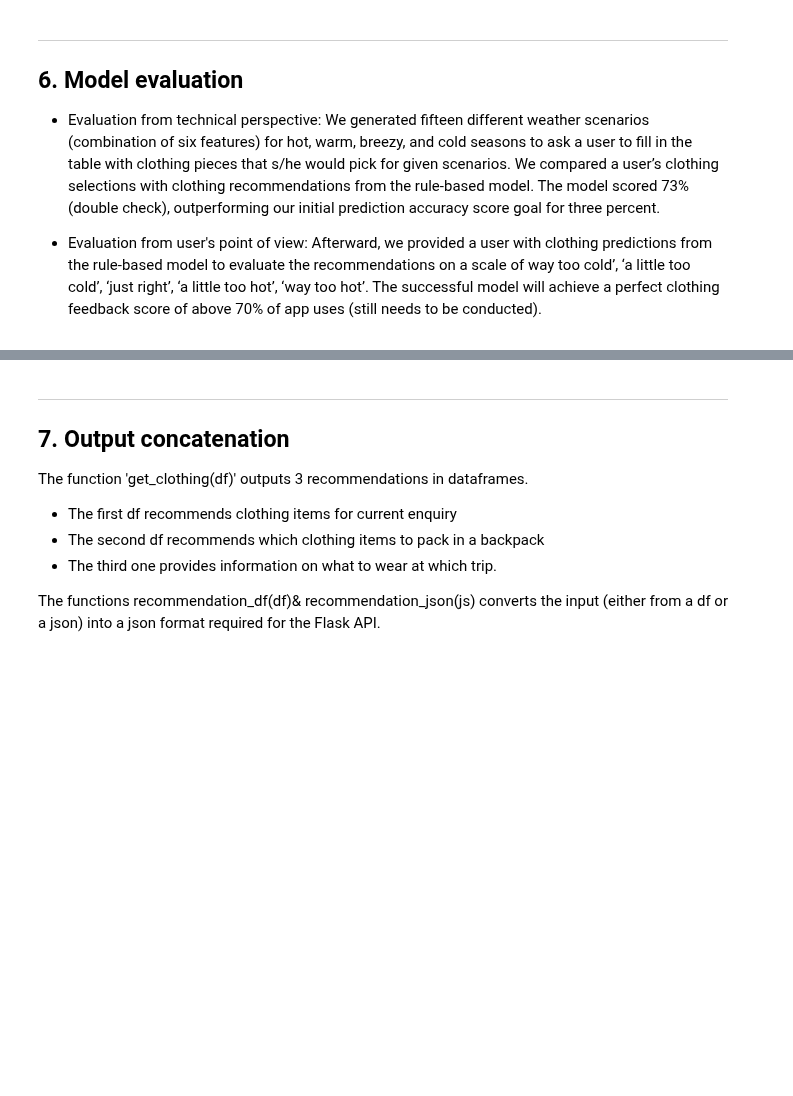
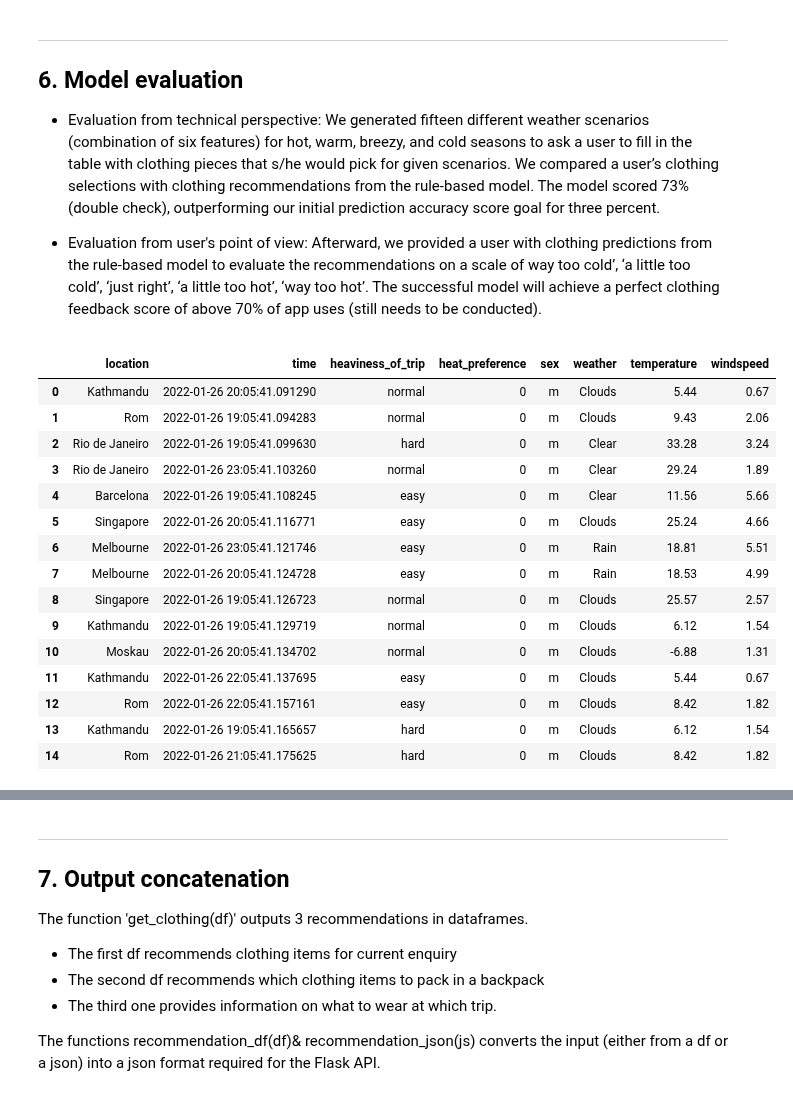
Before and after one commit to TechLabs-Berlin/wt21-commfy, a Jupyter notebook: DS_Files/Commfy_RBM.ipynb, the cells around one changed output, grey strips where cells are left out. Saved outputs shown, nothing was run; the diff lists cells and outputs as text; code cells hidden in the pictures; blank space fills up the shorter version.

```diff
--- a/DS_Files/Commfy_RBM.ipynb
+++ b/DS_Files/Commfy_RBM.ipynb
@@ -513,3 +506,26 @@ print(evaluation_technical)
 # comparing user-chosen clothing items to given scenarios to clothing outputs recommended by rule-based model
 evaluation_user=get_clothing_output_rbm(evaluation_technical)
 print(evaluation_user)
+# %%
+matze=pd.read_csv('evaluation_user_matze.csv', sep=";")
+matze
+matze_input=matze.iloc[: , :8]
+matze_input['heat_preference']=0
+matze_input
+# %% [output]
+|  | location | time | heaviness_of_trip | heat_preference | sex | weather | temperature | windspeed |
+| 0 | Kathmandu | 2022-01-26 20:05:41.091290 | normal | 0 | m | Clouds | 5.44 | 0.67 |
+| 1 | Rom | 2022-01-26 19:05:41.094283 | normal | 0 | m | Clouds | 9.43 | 2.06 |
+| 2 | Rio de Janeiro | 2022-01-26 19:05:41.099630 | hard | 0 | m | Clear | 33.28 | 3.24 |
+| 3 | Rio de Janeiro | 2022-01-26 23:05:41.103260 | normal | 0 | m | Clear | 29.24 | 1.89 |
+| 4 | Barcelona | 2022-01-26 19:05:41.108245 | easy | 0 | m | Clear | 11.56 | 5.66 |
+| 5 | Singapore | 2022-01-26 20:05:41.116771 | easy | 0 | m | Clouds | 25.24 | 4.66 |
+| 6 | Melbourne | 2022-01-26 23:05:41.121746 | easy | 0 | m | Rain | 18.81 | 5.51 |
+| 7 | Melbourne | 2022-01-26 20:05:41.124728 | easy | 0 | m | Rain | 18.53 | 4.99 |
+| 8 | Singapore | 2022-01-26 19:05:41.126723 | normal | 0 | m | Clouds | 25.57 | 2.57 |
+| 9 | Kathmandu | 2022-01-26 19:05:41.129719 | normal | 0 | m | Clouds | 6.12 | 1.54 |
+| 10 | Moskau | 2022-01-26 20:05:41.134702 | normal | 0 | m | Clouds | -6.88 | 1.31 |
+| 11 | Kathmandu | 2022-01-26 22:05:41.137695 | easy | 0 | m | Clouds | 5.44 | 0.67 |
+| 12 | Rom | 2022-01-26 22:05:41.157161 | easy | 0 | m | Clouds | 8.42 | 1.82 |
+| 13 | Kathmandu | 2022-01-26 19:05:41.165657 | hard | 0 | m | Clouds | 6.12 | 1.54 |
+| 14 | Rom | 2022-01-26 21:05:41.175625 | hard | 0 | m | Clouds | 8.42 | 1.82 |
```
Also changed, not shown: parts of 15 cells of this notebook, 1 other file.
